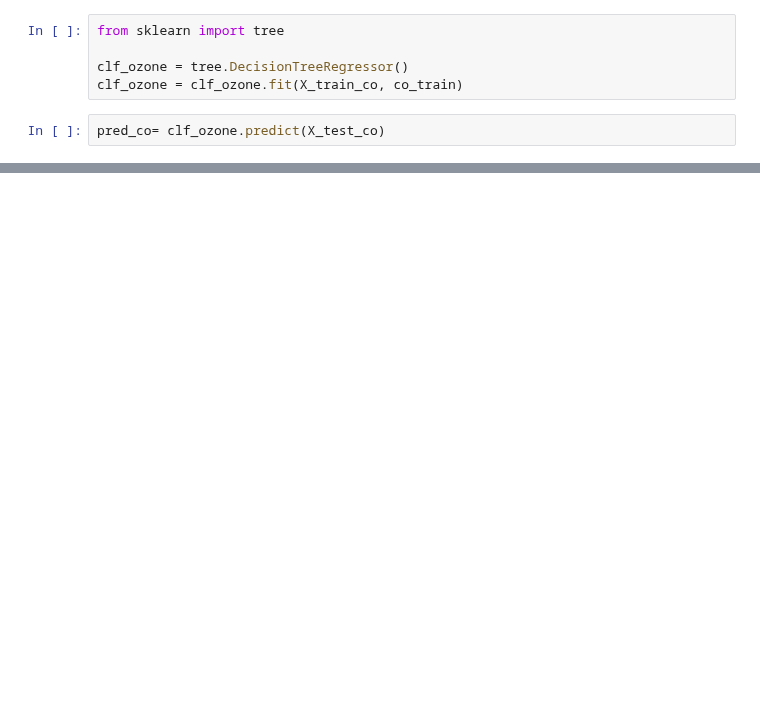
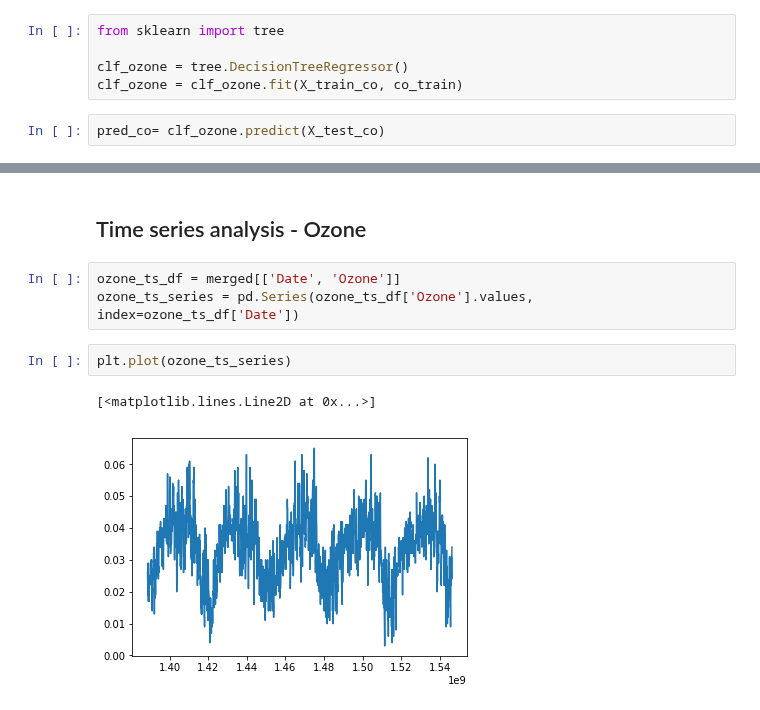
Before and after one commit to niharnandan/ml-project, a Jupyter notebook: Regression.ipynb, the cells around one changed output, grey strips where cells are left out. Saved outputs shown, nothing was run; the diff lists cells and outputs as text; blank space fills up the shorter version.

Commit message:
added some time series stuff for ozone

```diff
--- a/Regression.ipynb
+++ b/Regression.ipynb
@@ -114,0 +127,10 @@ r2_score(co_test, pred_co)
+# %% [markdown]
+## Time series analysis - Ozone
+# %%
+ozone_ts_df = merged[['Date', 'Ozone']]
+ozone_ts_series = pd.Series(ozone_ts_df['Ozone'].values, index=ozone_ts_df['Date'])
+# %%
+plt.plot(ozone_ts_series)
+# %% [output]
+[<matplotlib.lines.Line2D at 0x...>]
+[figure, added]
```
Also changed, not shown: parts of 22 cells of this notebook.
